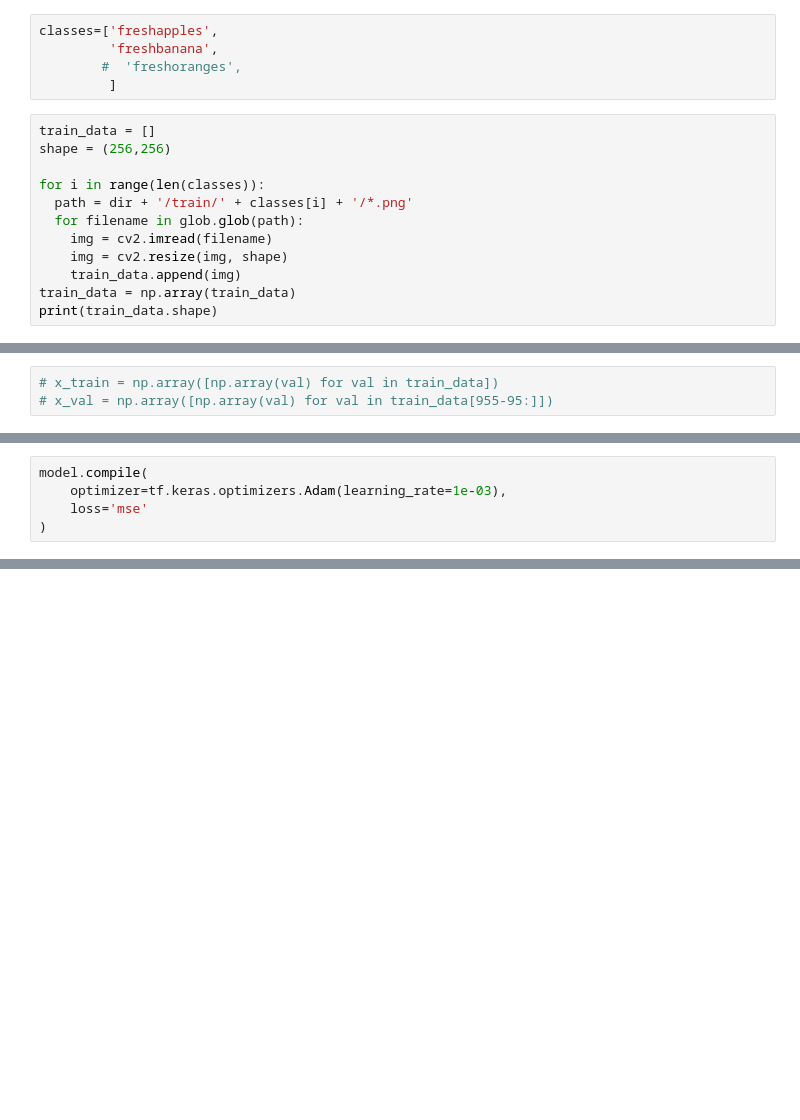
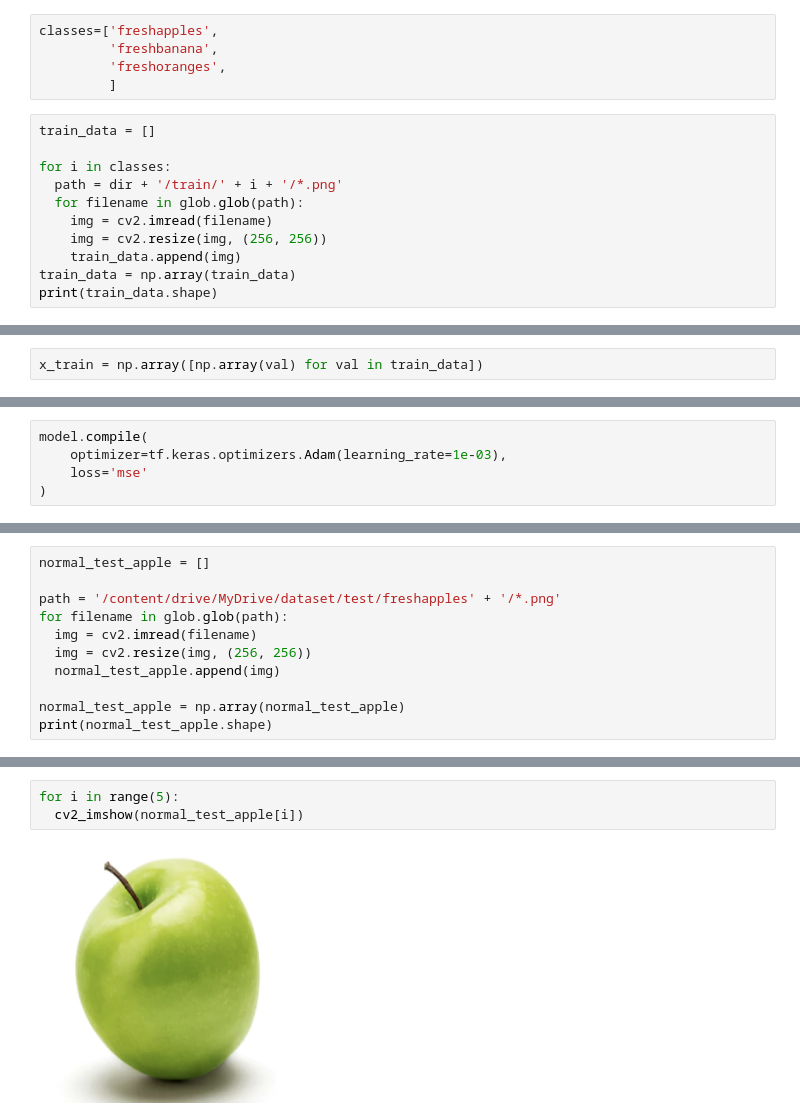
Before and after one commit to Hienph1/anomaly-detection-for-fruit, a Jupyter notebook: U-net.ipynb, the cells around one changed output, grey strips where cells are left out. Saved outputs shown, nothing was run; the diff lists cells and outputs as text; blank space fills up the shorter version.

```diff
--- a/U-net.ipynb
+++ b/U-net.ipynb
@@ -76,17 +92,16 @@ dir = '/content/drive/MyDrive/DL_project/dataset'
 # %%
 classes=['freshapples',
          'freshbanana',
-        #  'freshoranges',
+         'freshoranges',
          ]
 # %%
 train_data = []
-shape = (256,256)
 
-for i in range(len(classes)):
-  path = dir + '/train/' + classes[i] + '/*.png'
+for i in classes:
+  path = dir + '/train/' + i + '/*.png'
   for filename in glob.glob(path):
     img = cv2.imread(filename)
-    img = cv2.resize(img, shape)
+    img = cv2.resize(img, (256, 256))
     train_data.append(img)
 train_data = np.array(train_data)
 print(train_data.shape)
@@ -104,6 +110,5 @@ print(x_val.shape)
 # %%
-# x_train = np.array([np.array(val) for val in train_data])
-# x_val = np.array([np.array(val) for val in train_data[955-95:]])
+x_train = np.array([np.array(val) for val in train_data])
 # %%
 for i in range(10):
   cv2_imshow(x_train[i])
@@ -204,0 +198,11 @@ with open(hist_csv_file, mode='w') as f:
+# %%
+normal_test_apple = []
+
+path = '/content/drive/MyDrive/dataset/test/freshapples' + '/*.png'
+for filename in glob.glob(path):
+  img = cv2.imread(filename)
+  img = cv2.resize(img, (256, 256))
+  normal_test_apple.append(img)
+
+normal_test_apple = np.array(normal_test_apple)
+print(normal_test_apple.shape)
@@ -204,0 +225,5 @@ with open(hist_csv_file, mode='w') as f:
+# %%
+for i in range(5):
+  cv2_imshow(normal_test_apple[i])
+# %% [output]
+[figure, added]
```
Also changed, not shown: parts of 34 cells of this notebook, 2 other files.
